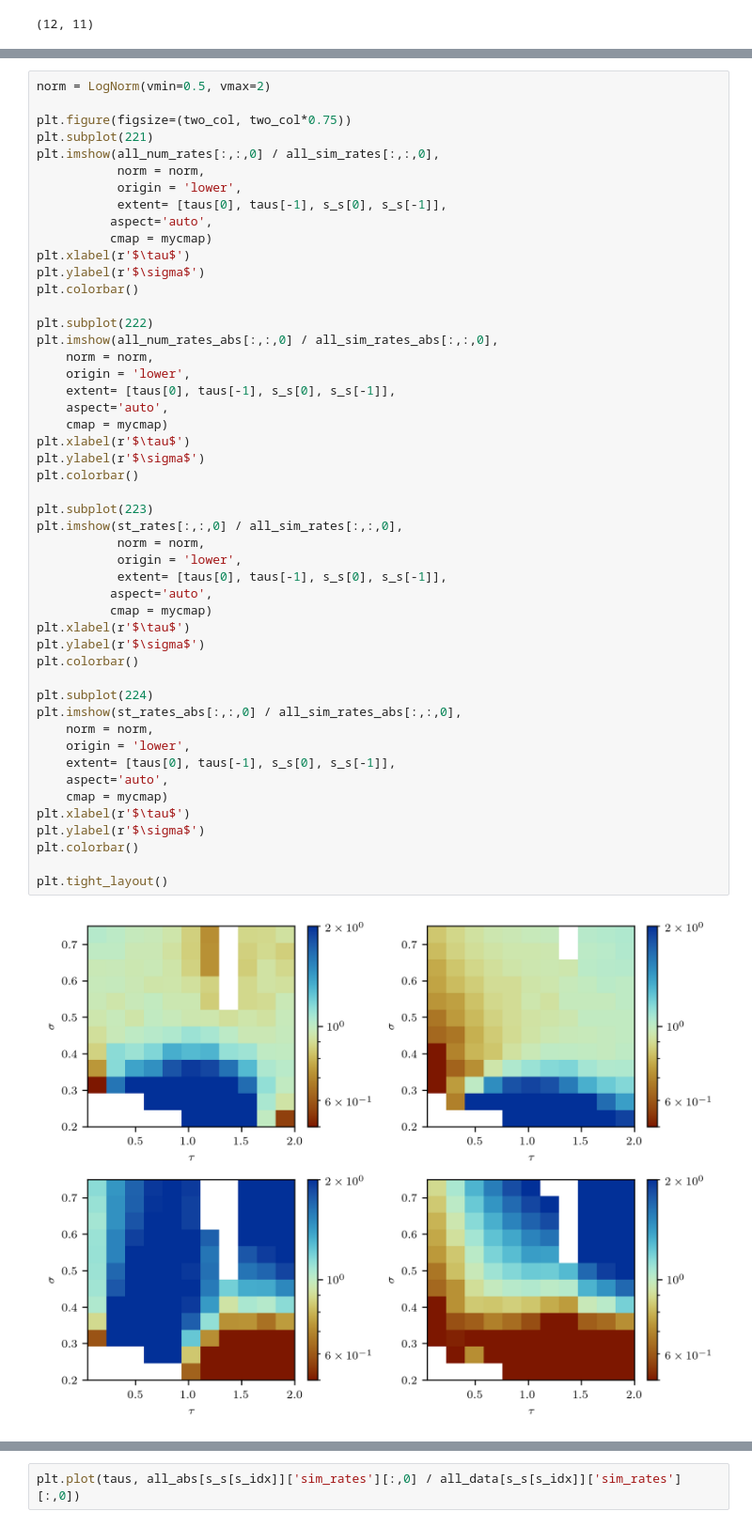
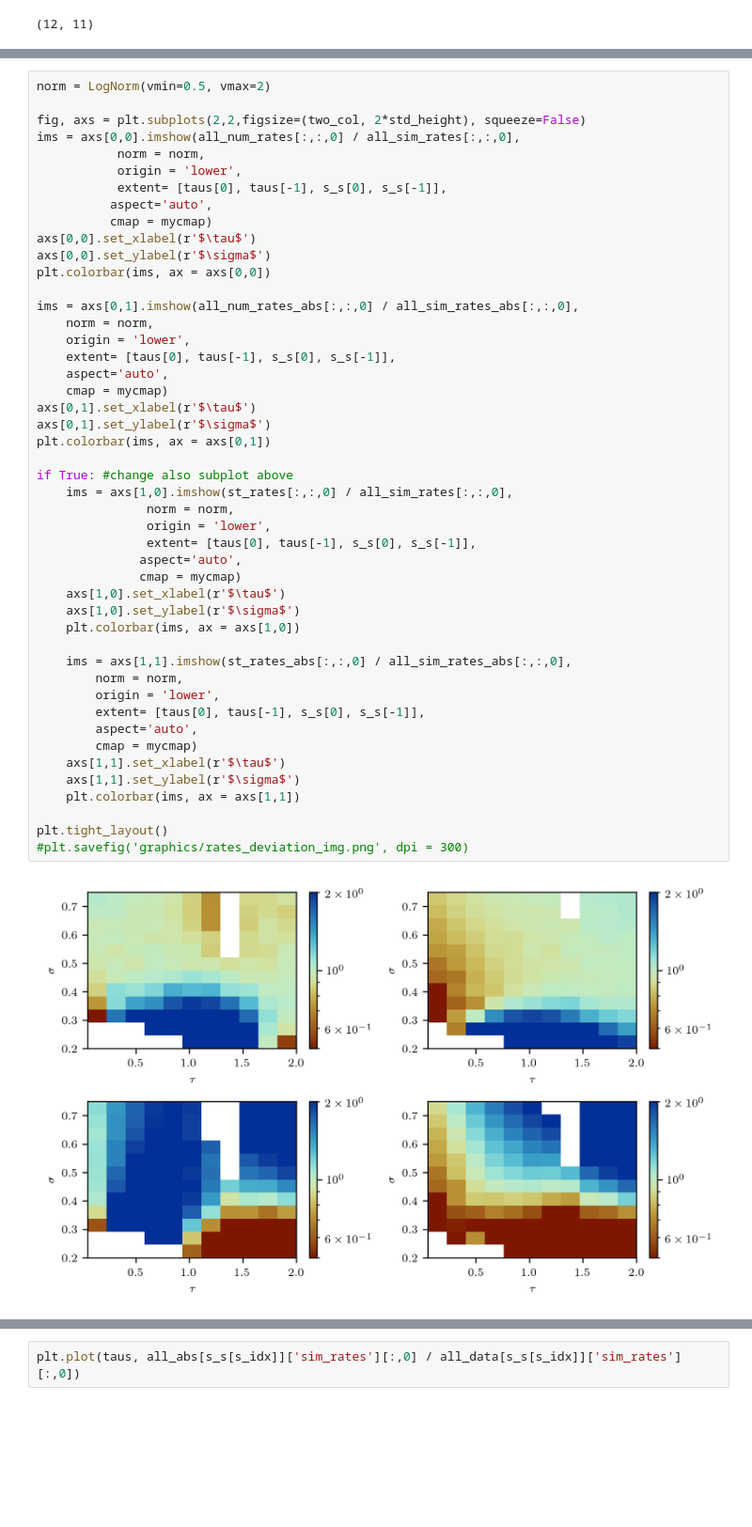
Before and after one commit to NilsToAn/overdampedDelayHarmonicOscillator, a Jupyter notebook: paper/compare_cusp_rates.ipynb, the cells around one changed output, grey strips where cells are left out. Shown at 94% size. Drawn from its saved outputs; the diff is of its cells as text; blank space fills up the shorter version.

```diff
--- a/paper/compare_cusp_rates.ipynb
+++ b/paper/compare_cusp_rates.ipynb
@@ -136,53 +208,51 @@ len(s_s), len(taus)
 # %%
 norm = LogNorm(vmin=0.5, vmax=2)
 
-plt.figure(figsize=(two_col, two_col*0.75))
-plt.subplot(221)
-plt.imshow(all_num_rates[:,:,0] / all_sim_rates[:,:,0],
+fig, axs = plt.subplots(2,2,figsize=(two_col, 2*std_height), squeeze=False)
+ims = axs[0,0].imshow(all_num_rates[:,:,0] / all_sim_rates[:,:,0],
            norm = norm,
            origin = 'lower',
            extent= [taus[0], taus[-1], s_s[0], s_s[-1]],
           aspect='auto',
           cmap = mycmap)
-plt.xlabel(r'$\tau$')
-plt.ylabel(r'$\sigma$')
-plt.colorbar()
+axs[0,0].set_xlabel(r'$\tau$')
+axs[0,0].set_ylabel(r'$\sigma$')
+plt.colorbar(ims, ax = axs[0,0])
 
-plt.subplot(222)
-plt.imshow(all_num_rates_abs[:,:,0] / all_sim_rates_abs[:,:,0],
+ims = axs[0,1].imshow(all_num_rates_abs[:,:,0] / all_sim_rates_abs[:,:,0],
     norm = norm,
     origin = 'lower',
     extent= [taus[0], taus[-1], s_s[0], s_s[-1]],
     aspect='auto',
     cmap = mycmap)
-plt.xlabel(r'$\tau$')
-plt.ylabel(r'$\sigma$')
-plt.colorbar()
+axs[0,1].set_xlabel(r'$\tau$')
+axs[0,1].set_ylabel(r'$\sigma$')
+plt.colorbar(ims, ax = axs[0,1])
 
-plt.subplot(223)
-plt.imshow(st_rates[:,:,0] / all_sim_rates[:,:,0],
-           norm = norm,
-           origin = 'lower',
-           extent= [taus[0], taus[-1], s_s[0], s_s[-1]],
-          aspect='auto',
-          cmap = mycmap)
-plt.xlabel(r'$\tau$')
-plt.ylabel(r'$\sigma$')
-plt.colorbar()
+if True: #change also subplot above
+    ims = axs[1,0].imshow(st_rates[:,:,0] / all_sim_rates[:,:,0],
+               norm = norm,
+               origin = 'lower',
+               extent= [taus[0], taus[-1], s_s[0], s_s[-1]],
+              aspect='auto',
+              cmap = mycmap)
+    axs[1,0].set_xlabel(r'$\tau$')
+    axs[1,0].set_ylabel(r'$\sigma$')
+    plt.colorbar(ims, ax = axs[1,0])
 
-plt.subplot(224)
-plt.imshow(st_rates_abs[:,:,0] / all_sim_rates_abs[:,:,0],
-    norm = norm,
-    origin = 'lower',
-    extent= [taus[0], taus[-1], s_s[0], s_s[-1]],
-    aspect='auto',
-    cmap = mycmap)
-plt.xlabel(r'$\tau$')
-plt.ylabel(r'$\sigma$')
-plt.colorbar()
+    ims = axs[1,1].imshow(st_rates_abs[:,:,0] / all_sim_rates_abs[:,:,0],
+        norm = norm,
+        origin = 'lower',
+        extent= [taus[0], taus[-1], s_s[0], s_s[-1]],
+        aspect='auto',
+        cmap = mycmap)
+    axs[1,1].set_xlabel(r'$\tau$')
+    axs[1,1].set_ylabel(r'$\sigma$')
+    plt.colorbar(ims, ax = axs[1,1])
 
 plt.tight_layout()
+#plt.savefig('graphics/rates_deviation_img.png', dpi = 300)
 # %% [output]
-[figure, old version]
+[figure, new version]
 # %%
 norm = LogNorm(vmin=0.2, vmax=5)
```
Also changed, not shown: parts of 6 cells of this notebook, 8 other files.
